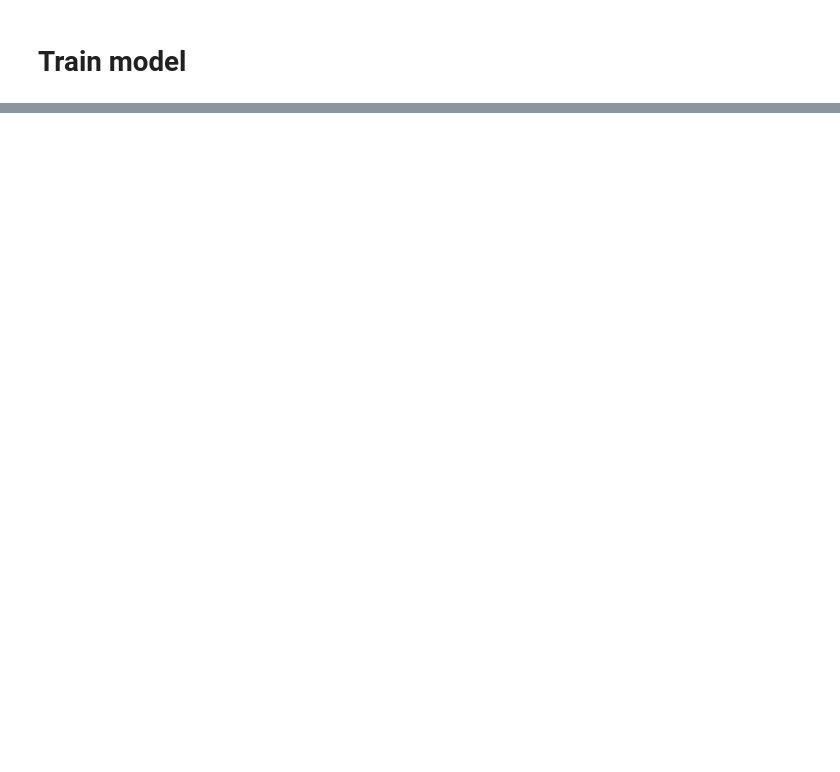
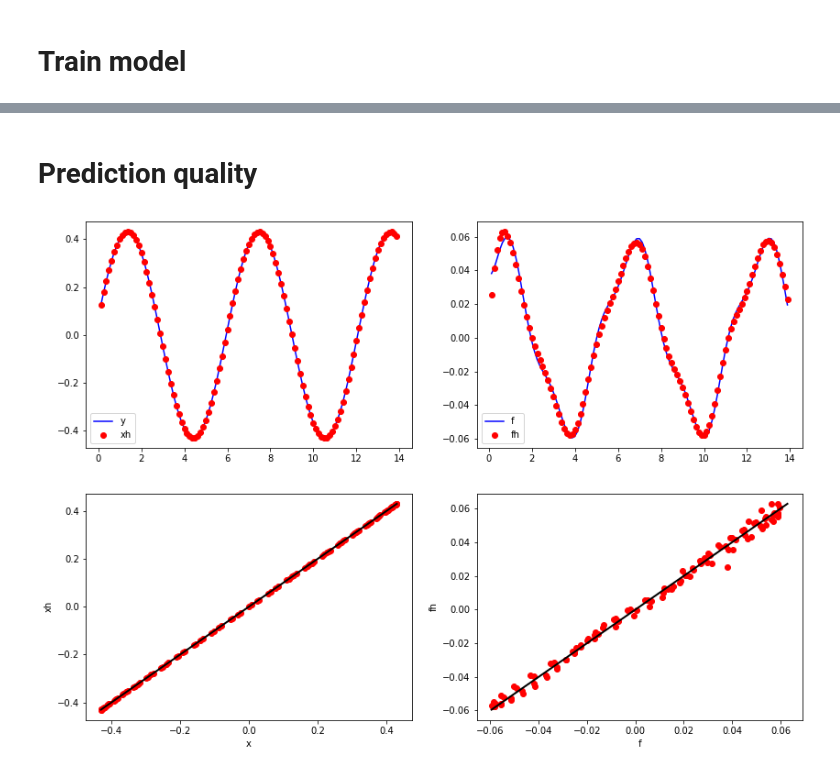
Before and after one commit to helonayala/pinn, a Jupyter notebook: 01_DeepVIV_sec21.ipynb, the cells around one changed output, grey strips where cells are left out. Saved outputs shown, nothing was run; the diff lists cells and outputs as text; code cells hidden in the pictures; blank space fills up the shorter version.

```diff
--- a/01_DeepVIV_sec21.ipynb
+++ b/01_DeepVIV_sec21.ipynb
@@ -222,18 +188,21 @@ mdl.tToXandF.b
 # Train model
 # %%
 nTrain = lrvec.shape[0]
+history = []
 for i in range(nTrain):
     print("Learning rate:", lrvec[i])
     mdl.compile(
         tf.keras.optimizers.Adam(learning_rate=lrvec[i]), loss="mse", metrics="mse"
     )
-    mdl.fit(
-        x=t,
-        y=[x, f],
-        epochs=epvec[i],
-        batch_size=N_train,
-        verbose=0,
-        callbacks=[tqdm_callback],
+    history.append(
+        mdl.fit(
+            x=t,
+            y=[x, f],
+            epochs=epvec[i],
+            batch_size=N_train,
+            verbose=0,
+            callbacks=[tqdm_callback],
+            # callbacks=[tqdm_callback, clbkVarValue],
     )
 # %% [output]
 Training:   0%|           0/2000 ETA: ?s,  ?epochs/sLearning rate: 0.001
@@ -286,0 +229,27 @@ _________________________________________________________________
+# %% [markdown]
+# Prediction quality
+# %%
+xh, fh = mdl.predict(t)
+
+plt.figure(figsize=[14, 10])
+plt.subplot(221)
+plt.plot(t, x, "b-", t, xh, "ro")
+plt.legend(["y", "xh"])
+plt.subplot(223)
+plt.plot(x,xh, "ro")
+xmin, ymax = (np.min([x.min(),xh.min()]),np.max([x.max(),xh.max()]))
+plt.plot(np.array([xmin,ymax]),np.array([xmin,ymax]), color = 'black', linewidth = 2) # this is just a 45º line
+plt.xlabel('x'), plt.ylabel('xh')
+
+plt.subplot(222)
+plt.plot(t, f, "b-", t, fh, "ro")
+plt.legend(["f", "fh"])
+plt.subplot(224)
+plt.plot(f,fh, "ro")
+xmin, ymax = (np.min([f.min(),fh.min()]),np.max([f.max(),fh.max()]))
+plt.plot(np.array([xmin,ymax]),np.array([xmin,ymax]), color = 'black', linewidth = 2) # this is just a 45º line
+plt.xlabel('f'), plt.ylabel('fh')
+
+plt.show()
+# %% [output]
+[figure, added]
```
Also changed, not shown: parts of 14 cells of this notebook.
